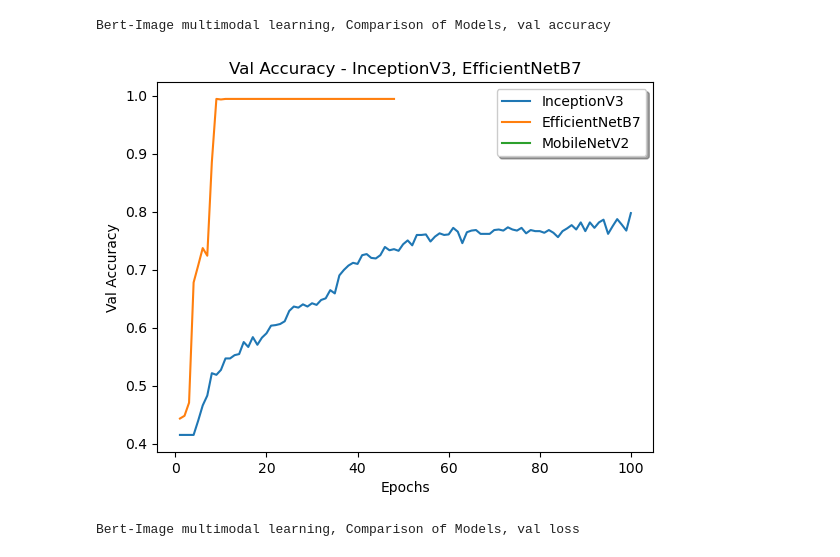
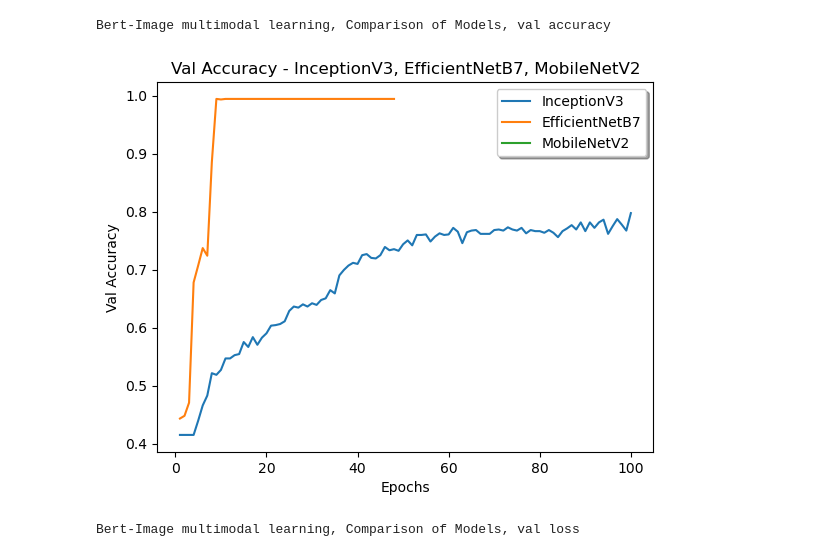
Before and after one commit to rbawah/garbage-classification, a Jupyter notebook: results/results_efficientnet_and_comparison_graphs.ipynb, the cells around one changed output. Saved outputs shown, nothing was run; the diff lists cells and outputs as text; code cells hidden in the pictures.

Commit message:
Small changes to graph layouts

```diff
--- a/results/results_efficientnet_and_comparison_graphs.ipynb
+++ b/results/results_efficientnet_and_comparison_graphs.ipynb
@@ -52,26 +52,26 @@ Batch size = 32, lr=0.001
 # %%
 #For Comparison of validation accuracy between the three models
 print("Bert-Image multimodal learning, Comparison of Models, val accuracy\n")
 df = pd.read_csv("val_acc_multimodal_inception_efficientnet_mobilenet.csv")
 
 epochs = df["Epoch"].values
 inception_val_acc = df["InceptionV3"].values
 efficientnet_val_acc = df["EfficientNetB7"].values
 mobilenet_val_acc = df["MobileNetV2"]
 
 fig, ax = plt.subplots()
 
 l1, l2, l3 = ax.plot(epochs, inception_val_acc, epochs, efficientnet_val_acc, epochs, mobilenet_val_acc)
 
 ax.legend((l1, l2, l3), ('InceptionV3', 'EfficientNetB7', 'MobileNetV2'), loc='best', shadow=True)
 ax.set_xlabel('Epochs')
 ax.set_ylabel('Val Accuracy')
-ax.set_title('Val Accuracy - InceptionV3, EfficientNetB7')
+ax.set_title('Val Accuracy - InceptionV3, EfficientNetB7, MobileNetV2')
 
 plt.show()
 # %% [output]
 Bert-Image multimodal learning, Comparison of Models, val accuracy
-[figure, old version]
+[figure, new version]
 # %%
 #For Comparison of validation loss between the three models
 print("Bert-Image multimodal learning, Comparison of Models, val loss\n")
```
Also changed, not shown: parts of 2 cells of this notebook.
